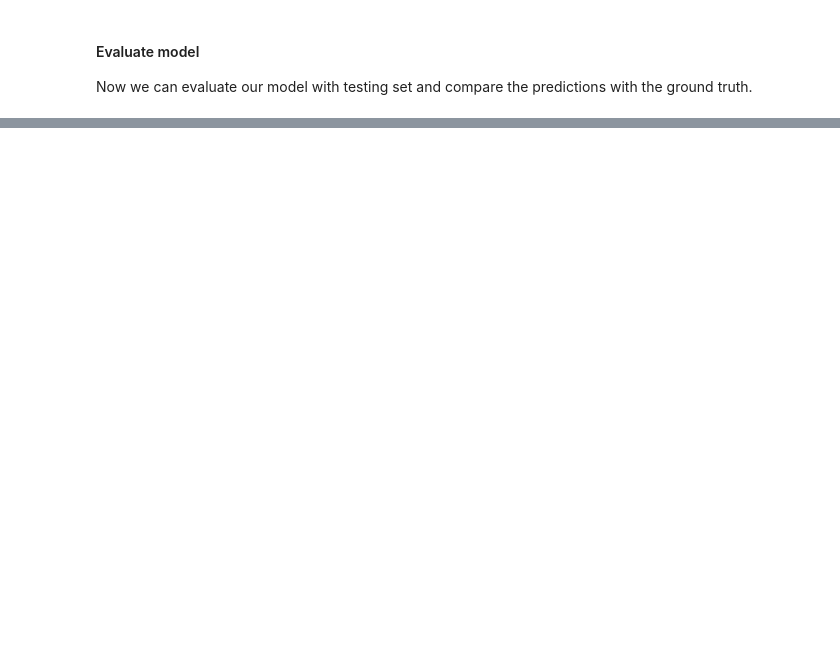
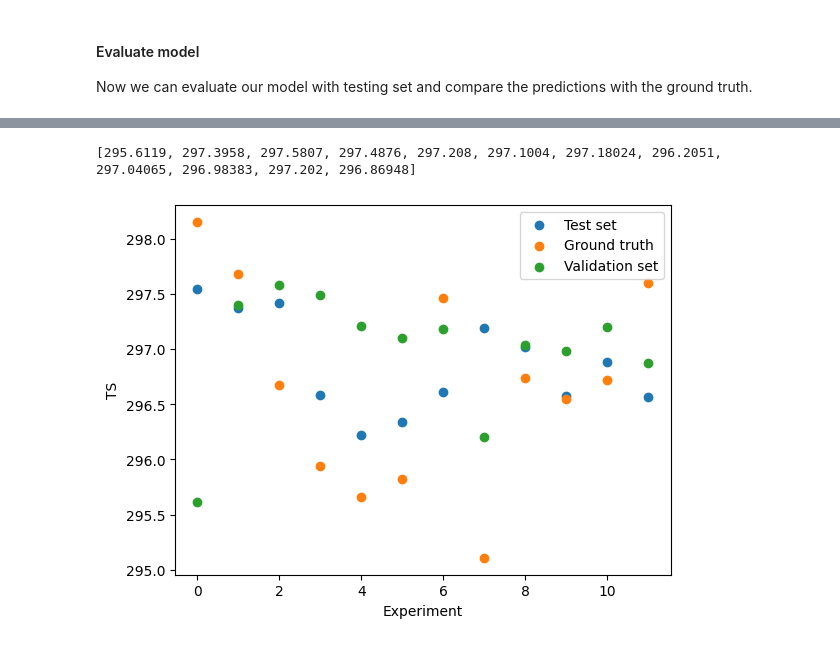
Before and after one commit to AI4S2S/cookbook, a Jupyter notebook: workflow/pred_temperature_transformer.ipynb, the cells around one changed output, grey strips where cells are left out. Drawn from its saved outputs; the diff is of its cells as text; code cells hidden in the pictures; blank space fills up the shorter version.

Commit message:
Save model to onnx and load it with validation set

```diff
--- a/workflow/pred_temperature_transformer.ipynb
+++ b/workflow/pred_temperature_transformer.ipynb
@@ -411,0 +412,36 @@ The MSE loss is 0.099
+# %%
+import torch.onnx as torch_onnx
+model_path = output_path / 'transformer_model.onnx'
+torch_onnx.export(model, (test_X_torch, test_X_torch.clone()[:,-1:,:]), model_path)
+# %%
+import onnxruntime as ort
+
+# Load the ONNX model
+session = ort.InferenceSession(model_path)
+# %%
+# Get the name of the input and output tensor
+input_names = [i.name for i in session.get_inputs()]
+
+# Run the model on the input tensor
+inputs = {input_names[0]: valid_X_torch.cpu().detach().numpy(), input_names[1]: valid_X_torch.clone()[:,-1:,:].cpu().detach().numpy()}
+outputs = session.run(None, inputs)[0]
+# %%
+out = []
+for i in outputs:
+    out.append(i[0].mean())
+
+print(out)
+# %% [output]
+[295.6119, 297.3958, 297.5807, 297.4876, 297.208, 297.1004, 297.18024, 296.2051, 297.04065, 296.98383, 297.202, 296.86948]
+# %%
+fig = plt.figure()
+instances = np.arange(len(np.concatenate(predictions)))
+plt.scatter(instances, np.concatenate(predictions), label="Test set")
+plt.scatter(instances, np.mean(test_y_torch.squeeze().numpy(), 1), label="Ground truth")
+plt.scatter(np.arange(len(out)), out, label ="Validation set")
+plt.xlabel("Experiment")
+plt.ylabel("TS")
+plt.legend()
+plt.show()
+# %% [output]
+[figure, added]
```
Also changed, not shown: parts of 3 cells of this notebook.
